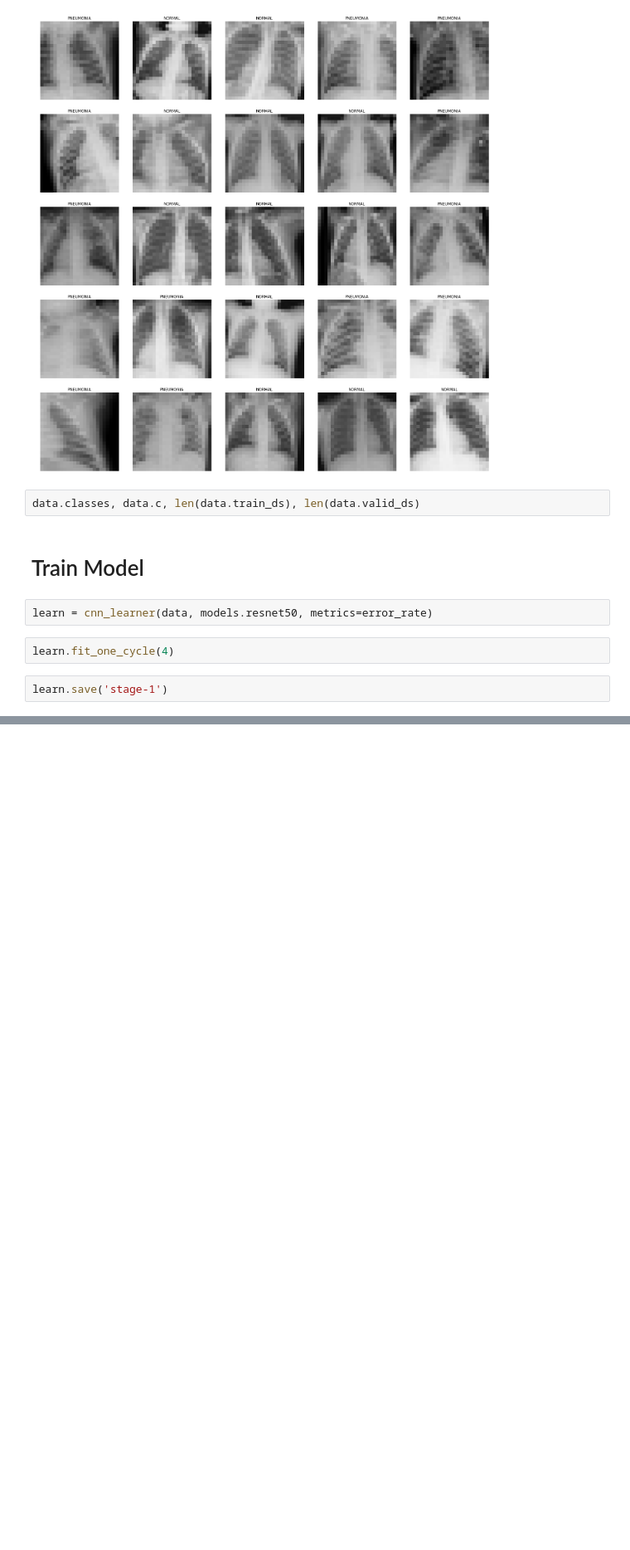
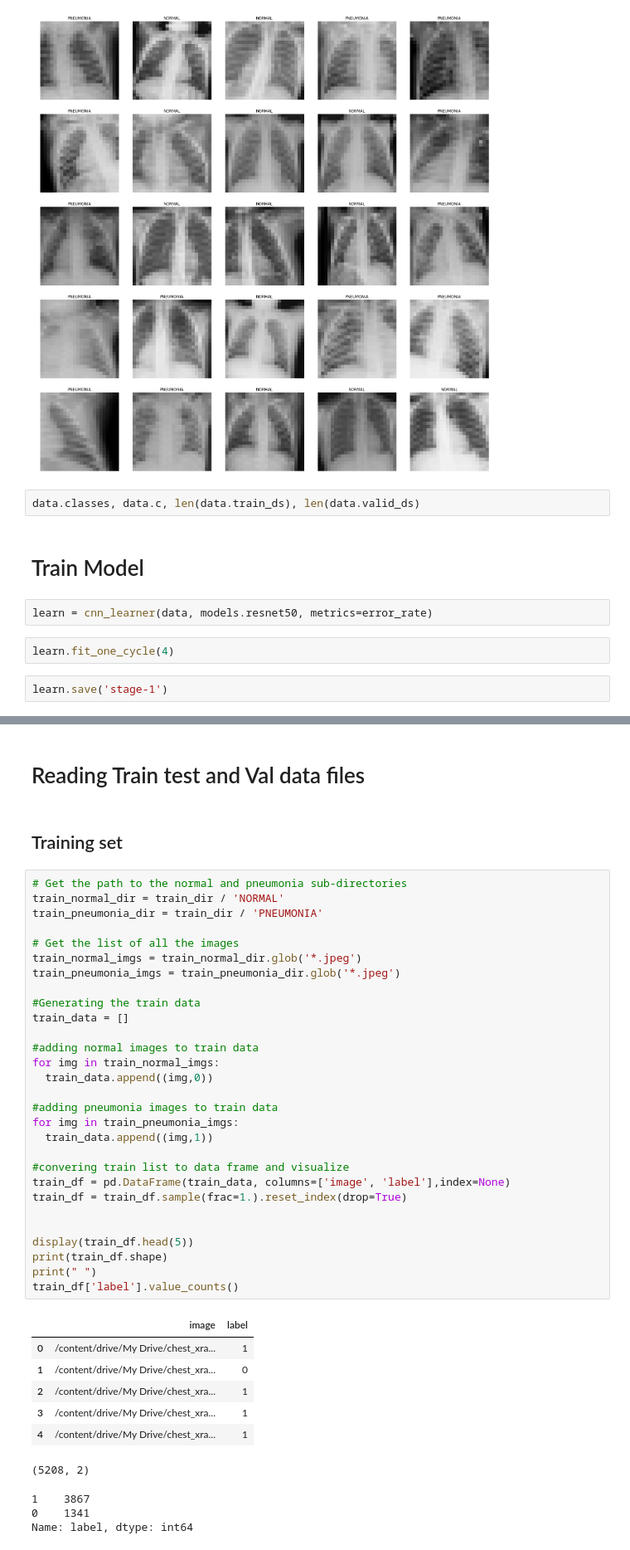
Before and after one commit to mxn170019/Pneumonia-detection-using-X-ray-images, a Jupyter notebook: Kaggle-Xray.ipynb, the cells around one changed output, grey strips where cells are left out. Shown: that part at 83% size. Drawn from its saved outputs; the diff is of its cells as text; blank space fills up the shorter version.

```diff
--- a/Kaggle-Xray.ipynb
+++ b/Kaggle-Xray.ipynb
@@ -45,0 +94,44 @@ learn.save('stage-1')
+# %% [markdown]
+# Reading Train test and Val data files
+# %% [markdown]
+## Training set
+# %%
+# Get the path to the normal and pneumonia sub-directories
+train_normal_dir = train_dir / 'NORMAL'
+train_pneumonia_dir = train_dir / 'PNEUMONIA'
+
+# Get the list of all the images
+train_normal_imgs = train_normal_dir.glob('*.jpeg')
+train_pneumonia_imgs = train_pneumonia_dir.glob('*.jpeg')
+
+#Generating the train data
+train_data = []
+
+#adding normal images to train data
+for img in train_normal_imgs:
+  train_data.append((img,0))
+
+#adding pneumonia images to train data
+for img in train_pneumonia_imgs:
+  train_data.append((img,1))
+
+#convering train list to data frame and visualize
+train_df = pd.DataFrame(train_data, columns=['image', 'label'],index=None)
+train_df = train_df.sample(frac=1.).reset_index(drop=True)
+
+
+display(train_df.head(5))
+print(train_df.shape)
+print(" ")
+train_df['label'].value_counts()
+# %% [output]
+|  | image | label |
+| 0 | /content/drive/My Drive/chest_xra... | 1 |
+| 1 | /content/drive/My Drive/chest_xra... | 0 |
+| 2 | /content/drive/My Drive/chest_xra... | 1 |
+| 3 | /content/drive/My Drive/chest_xra... | 1 |
+| 4 | /content/drive/My Drive/chest_xra... | 1 |
+(5208, 2)
+1    3867
+0    1341
+Name: label, dtype: int64
```
Also changed, not shown: parts of 11 cells of this notebook.
